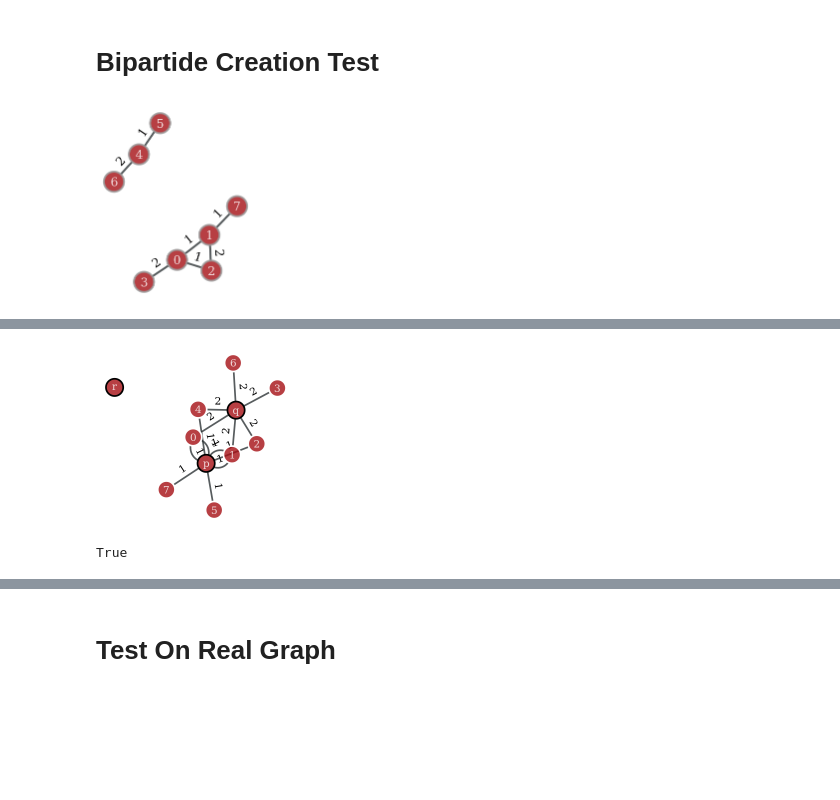
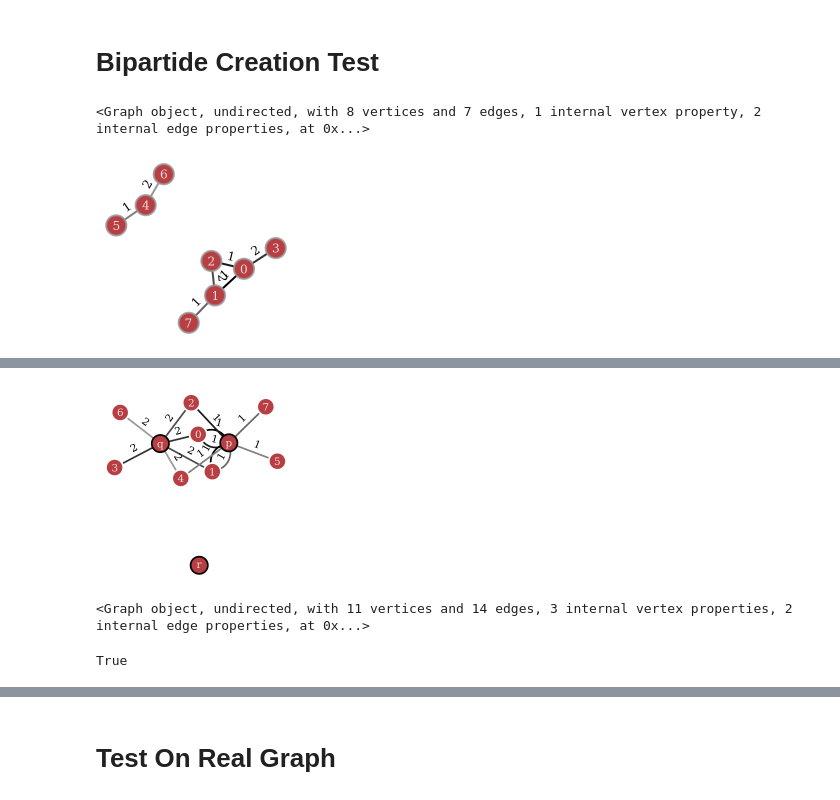
Before and after one commit to dankeg/GithubGraphML, a Jupyter notebook: test_bipartite.ipynb, the cells around one changed output, grey strips where cells are left out. Saved outputs shown, nothing was run; the diff lists cells and outputs as text; code cells hidden in the pictures; blank space fills up the shorter version.

```diff
--- a/test_bipartite.ipynb
+++ b/test_bipartite.ipynb
@@ -12,7 +12,7 @@ lang = 'Pascal'
 # %%
 G = Graph(directed=False)
 G.vp['id'] = G.new_vp('string')
-G.vp['prop'] = G.new_vp('string')
+G.ep['weight'] = G.new_ep('string')
 G.ep['class'] = G.new_ep('string')
 G.ep['class'][G.add_edge(0, 1)] = '1'
 G.ep['class'][G.add_edge(1, 2)] = '2'
@@ -21,13 +21,16 @@ G.ep['class'][G.add_edge(0, 3)] = '2'
 G.ep['class'][G.add_edge(4, 5)] = '1'
 G.ep['class'][G.add_edge(4, 6)] = '2'
 G.ep['class'][G.add_edge(1, 7)] = '1'
+for i, e in enumerate(G.edges()): G.ep['weight'][e] = i * 0.1
 for v in G.vertices(): G.vp['id'][v] = str(v)
-for v in G.vertices(): G.vp['prop'][v] = chr(ord('a') + int(v))
 
 V = Graph(3)
 V.vp['class'] = V.new_vp('string', vals=['1', '2', '3'])
 V.vp['id'] = V.new_vp('string', vals=['p', 'q', 'r'])
+G
+# %% [output]
+<Graph object, undirected, with 8 vertices and 7 edges, 1 internal vertex property, 2 internal edge properties, at 0x...>
 # %%
-graph_draw(G, output_size = (200, 200), vertex_text=G.vp['id'], edge_text=G.ep['class'])
+graph_draw(G, output_size = (200, 200), vertex_text=G.vp['id'], edge_text=G.ep['class'], edge_color=G.ep['weight'])
 # %% [output]
-[figure, old version]
+[figure, new version]
@@ -35,7 +38,9 @@ graph_draw(G, output_size = (200, 200), vertex_text=G.vp['id'], edge_text=G.ep['
 # %%
 transform_bipartite(G, V, 'class')
-graph_draw(G, output_size = (200, 200), vertex_text=G.vp['id'], edge_text=G.ep['class'], vertex_color=G.vp['bipartite'])
+graph_draw(G, output_size = (200, 200), vertex_text=G.vp['id'], edge_text=G.ep['class'], edge_color=G.ep['weight'], vertex_color=G.vp['bipartite'])
+print(G)
 is_bipartite(G)
 # %% [output]
-[figure, old version]
+[figure, new version]
-True
+<Graph object, undirected, with 11 vertices and 14 edges, 3 internal vertex properties, 2 internal edge properties, at 0x...>
+True
```
Also changed, not shown: parts of 11 cells of this notebook, 3 other files.
